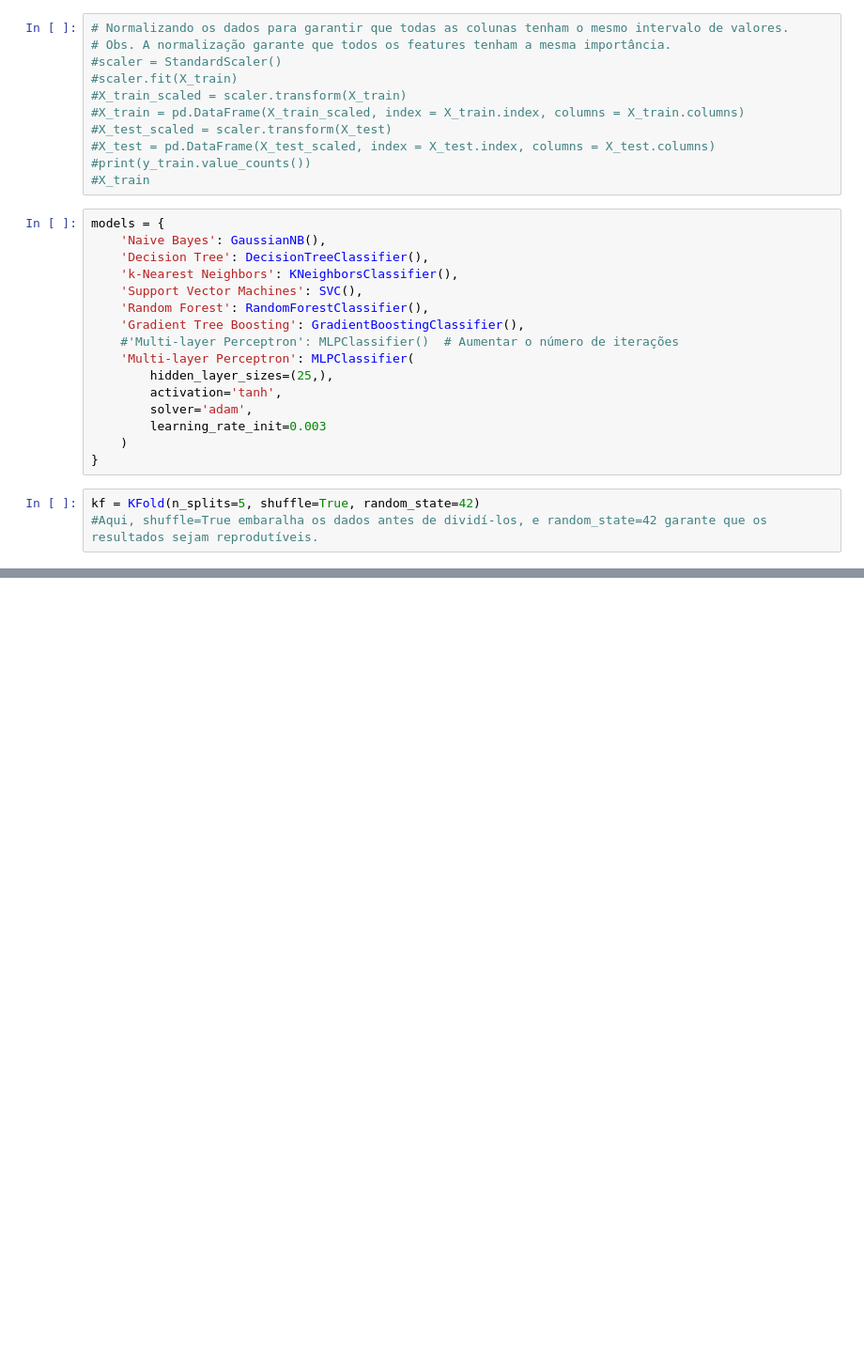
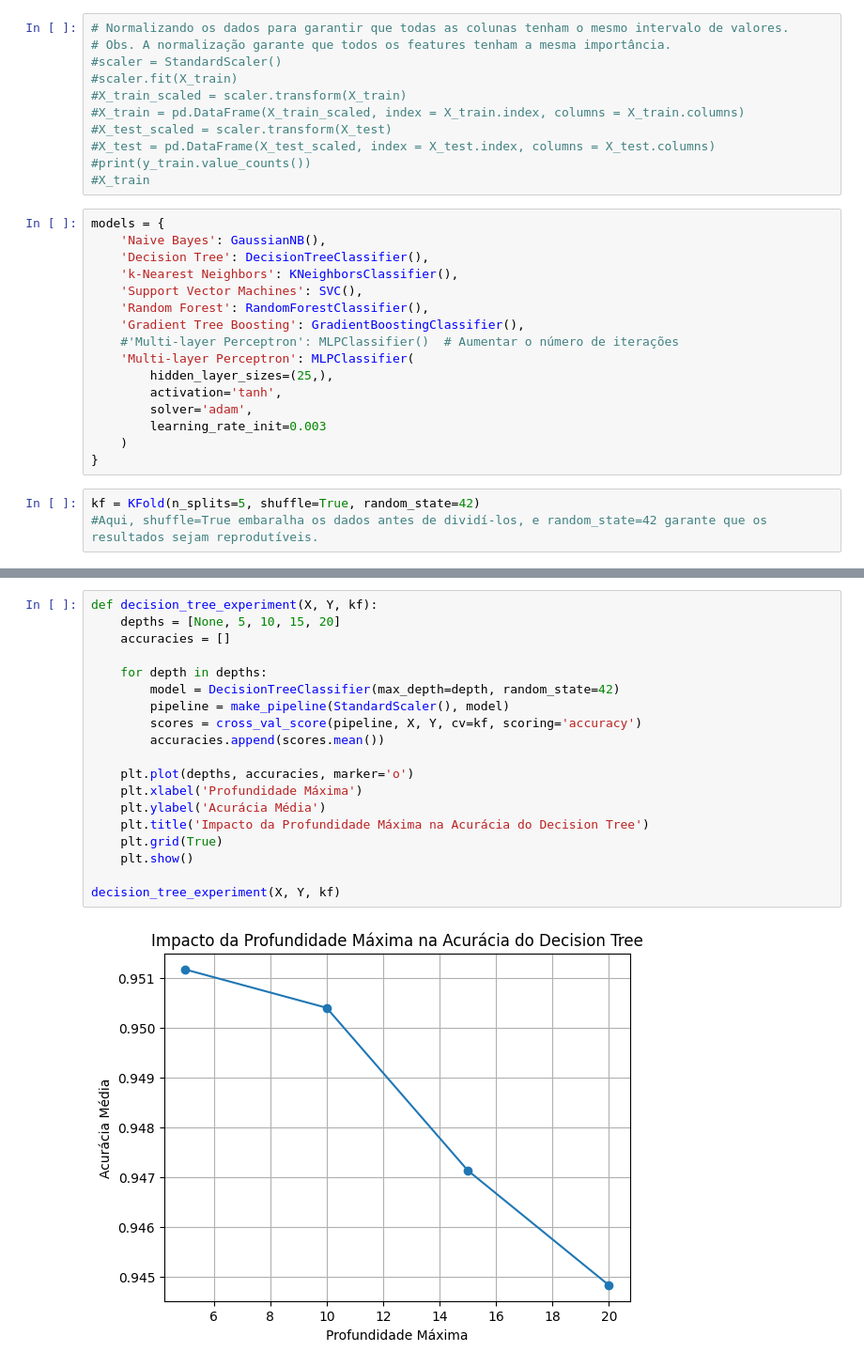
Before and after one commit to guinlops/INF-420-2024-1, a Jupyter notebook: TP4/main.ipynb, the cells around one changed output, grey strips where cells are left out. Shown at 94% size. Saved outputs shown, nothing was run; the diff lists cells and outputs as text; blank space fills up the shorter version.

```diff
--- a/TP4/main.ipynb
+++ b/TP4/main.ipynb
@@ -135,0 +176,21 @@ Multi-layer Perceptron: Acurácia média = 0.9552, Desvio padrão = 0.0083
+# %%
+def decision_tree_experiment(X, Y, kf):
+    depths = [None, 5, 10, 15, 20]
+    accuracies = []
+
+    for depth in depths:
+        model = DecisionTreeClassifier(max_depth=depth, random_state=42)
+        pipeline = make_pipeline(StandardScaler(), model)
+        scores = cross_val_score(pipeline, X, Y, cv=kf, scoring='accuracy')
+        accuracies.append(scores.mean())
+
+    plt.plot(depths, accuracies, marker='o')
+    plt.xlabel('Profundidade Máxima')
+    plt.ylabel('Acurácia Média')
+    plt.title('Impacto da Profundidade Máxima na Acurácia do Decision Tree')
+    plt.grid(True)
+    plt.show()
+
+decision_tree_experiment(X, Y, kf)
+# %% [output]
+[figure, added]
```
Also changed, not shown: parts of 7 cells of this notebook, 1 other file.
